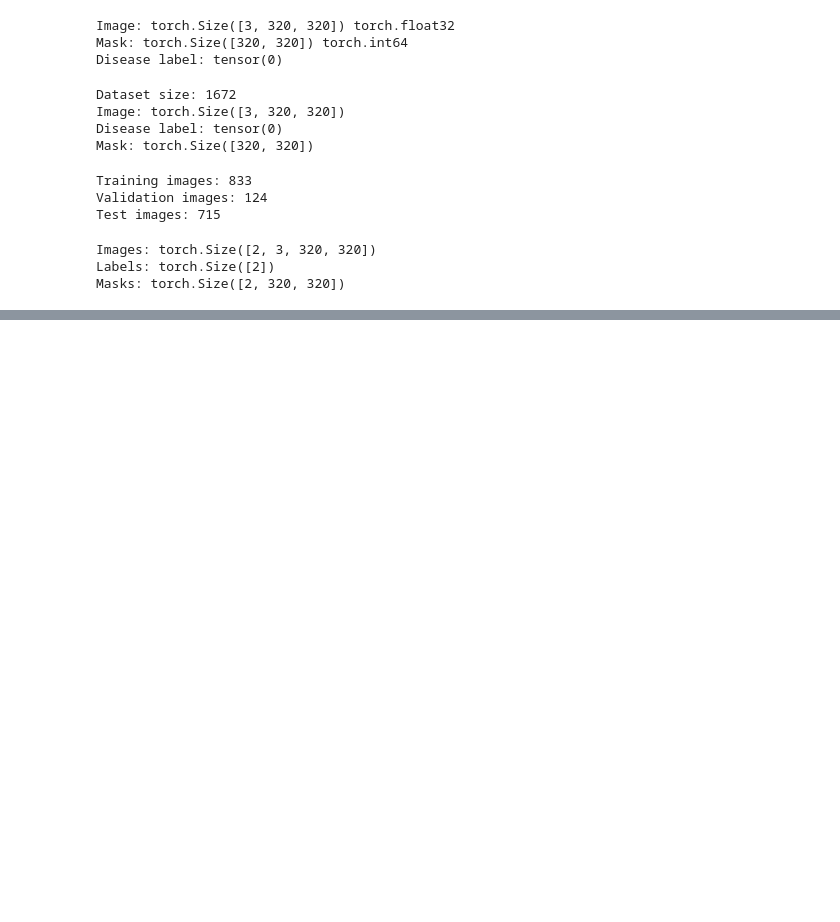
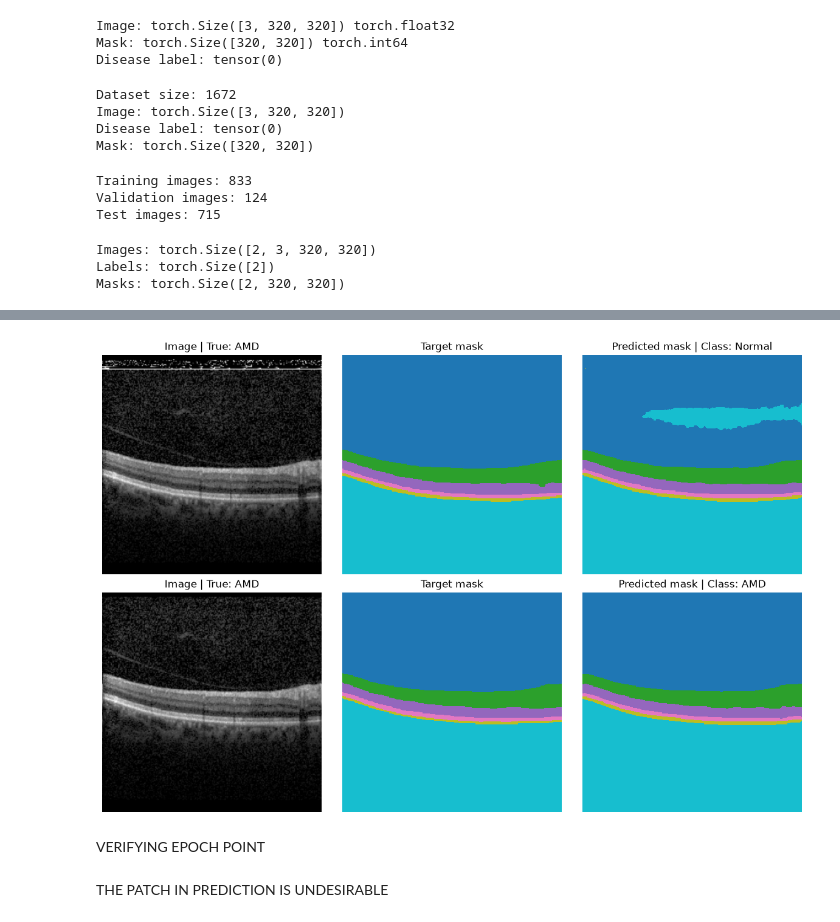
Before and after one commit to Upani-Gunathunga/FrameX-EN3160-CAMEL, a Jupyter notebook: CAMEL_reimplementation.ipynb, the cells around one changed output, grey strips where cells are left out. Cells and saved outputs as stored; diff of their text form; code cells hidden in the pictures; blank space fills up the shorter version.

```diff
--- a/CAMEL_reimplementation.ipynb
+++ b/CAMEL_reimplementation.ipynb
@@ -304,0 +845,51 @@ Note: you may need to restart the kernel to use updated packages.
+# %%
+import matplotlib.pyplot as plt
+
+images, labels, masks = next(iter(testloader))
+
+images = images.to(device)
+model.eval()
+
+with torch.no_grad():
+    classification_output, segmentation_output = model(images)
+
+predicted_classes = classification_output.argmax(dim=1)
+predicted_masks = segmentation_output.argmax(dim=1)
+
+mean = torch.tensor([0.485, 0.456, 0.406]).view(3, 1, 1)
+std = torch.tensor([0.229, 0.224, 0.225]).view(3, 1, 1)
+
+number_to_show = min(2, images.size(0))
+fig, axes = plt.subplots(number_to_show, 3, figsize=(12, 4 * number_to_show))
+
+if number_to_show == 1:
+    axes = axes.reshape(1, 3)
+
+for i in range(number_to_show):
+    image = (images[i].cpu() * std + mean).clamp(0, 1).mean(dim=0)
+
+    true_disease = dataset.class_names[labels[i].item()]
+    predicted_disease = dataset.class_names[predicted_classes[i].item()]
+
+    axes[i, 0].imshow(image, cmap="gray")
+    axes[i, 0].set_title(f"Image | True: {true_disease}")
+
+    axes[i, 1].imshow(masks[i], cmap="tab10", vmin=0, vmax=5,
+                       interpolation="nearest")
+    axes[i, 1].set_title("Target mask")
+
+    axes[i, 2].imshow(predicted_masks[i].cpu(), cmap="tab10", vmin=0, vmax=5,
+                       interpolation="nearest")
+    axes[i, 2].set_title(f"Predicted mask | Class: {predicted_disease}")
+
+    for axis in axes[i]:
+        axis.axis("off")
+
+plt.tight_layout()
+plt.show()
+# %% [output]
+[figure, added]
+# %% [markdown]
+VERIFYING EPOCH POINT
+# %% [markdown]
+THE PATCH IN PREDICTION IS UNDESIRABLE
```
Also changed, not shown: parts of 55 cells of this notebook, 3 other files.
